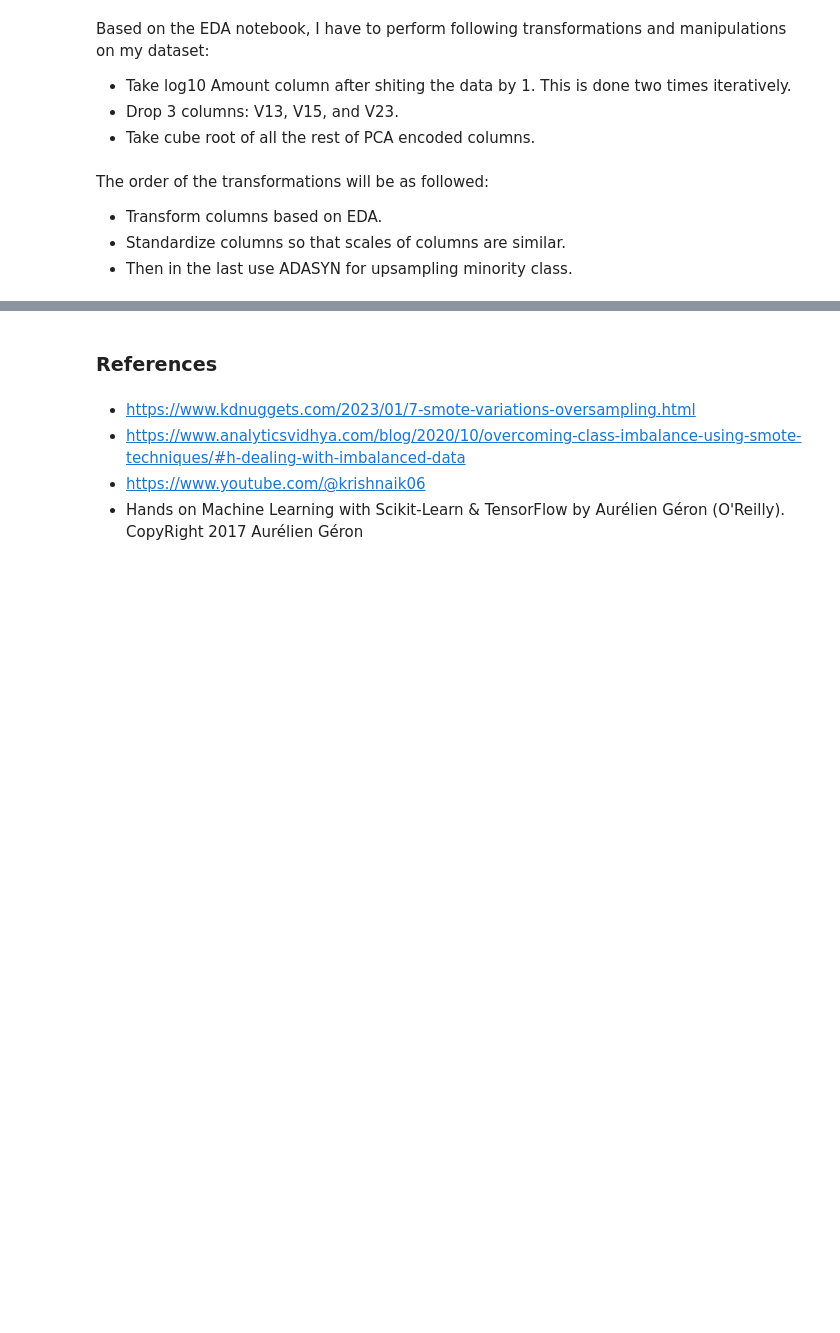
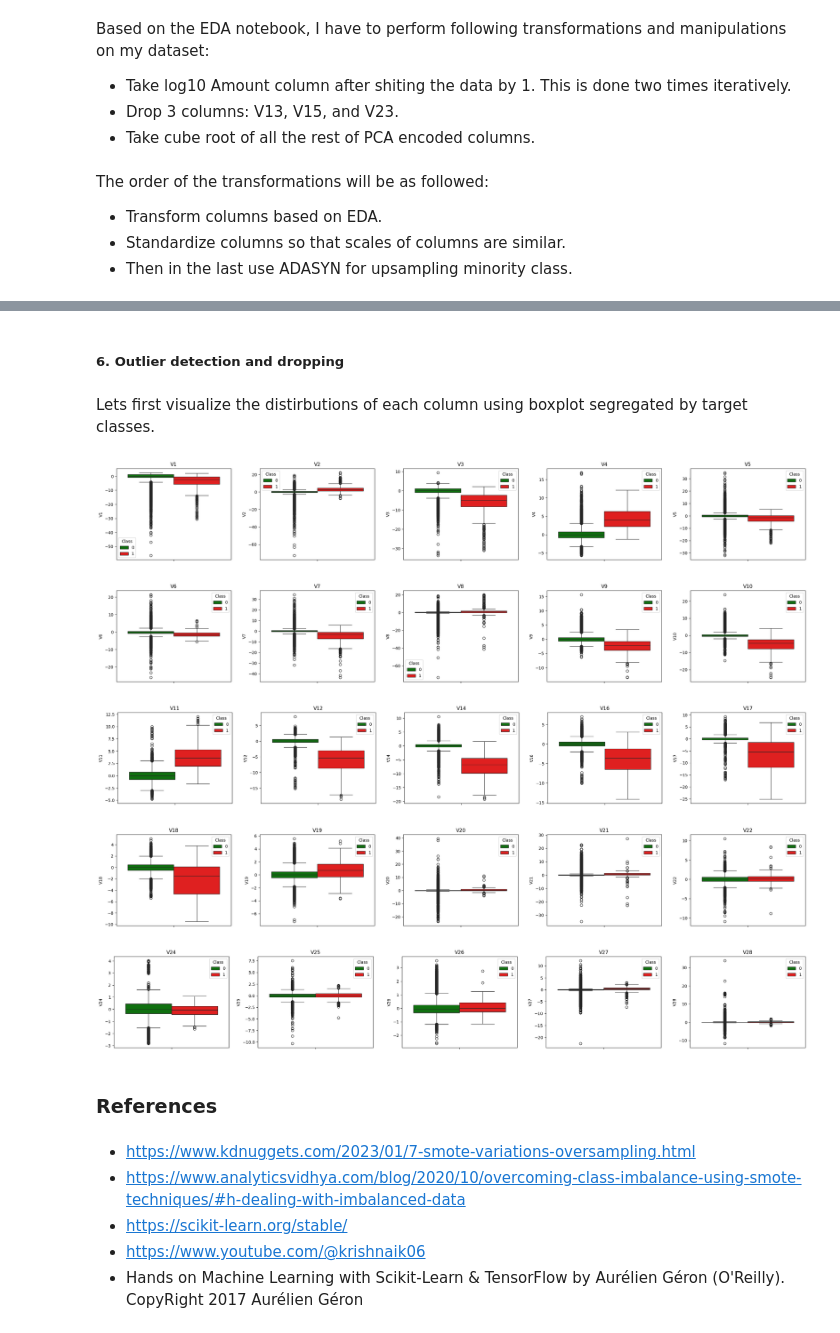
Before and after one commit to Sharma-Ayush/Credit-Card-Fraud-Detection, a Jupyter notebook: notebook/Predictive_Modeling.ipynb, the cells around one changed output, grey strips where cells are left out. Saved outputs shown, nothing was run; the diff lists cells and outputs as text; code cells hidden in the pictures; blank space fills up the shorter version.

```diff
--- a/notebook/Predictive_Modeling.ipynb
+++ b/notebook/Predictive_Modeling.ipynb
@@ -56,3 +123,30 @@ def cube_root_transform(x):
+# %%
+def plot_boxplot_for_multi_num_cols(data, num_cols, target_col, color_mapping = None):
+    '''Plot boxplot of numerical columns segregated per category of target_col with given color mapping for multiple numerical columns.'''
+
+    # Calculate number of figures needed for 5 columns per figure or lesser
+    no_of_figures = len(num_cols) // 5
+
+    if len(num_cols) % 5 != 0:
+        no_of_figures += 1
+
+    # Plotting the histograms and density plots
+    for i in range(no_of_figures):
+        columns_to_plot = num_cols[i*5:(i+1)*5]
+
+        fig, ax = plt.subplots(1, len(columns_to_plot), figsize = (len(columns_to_plot)*6, 4), sharex = True)
+
+        for index, col in enumerate(columns_to_plot):
+
+            if color_mapping != None:
+                sns.boxplot(data, y = col, hue = target_col, ax = ax[index], palette = color_mapping)
+            else:
+                sns.boxplot(data, y = col, hue = target_col, ax = ax[index])
+            ax[index].set_title(col)
+
+        plt.subplots_adjust(wspace = 0.25)
+
+        plt.show();
 # %% [markdown]
 ### Loading the dataset
 # %%
@@ -119,7 +493,20 @@ standard_scaler = StandardScaler()
+# %% [markdown]
+##### 6. Outlier detection and dropping
+# %% [markdown]
+Lets first visualize the distirbutions of each column using boxplot segregated by target classes.
+# %%
+plot_boxplot_for_multi_num_cols(df_train, cube_root_transform_columns, 'Class', color_mapping = {0: 'green', 1: 'red'})
+# %% [output]
+[figure, added]
+[figure, added]
+[figure, added]
+[figure, added]
+[figure, added]
 # %% [markdown]
 ### References
 # %% [markdown]
 - https://www.kdnuggets.com/2023/01/7-smote-variations-oversampling.html
 - https://www.analyticsvidhya.com/blog/2020/10/overcoming-class-imbalance-using-smote-techniques/#h-dealing-with-imbalanced-data
+- https://scikit-learn.org/stable/
 - https://www.youtube.com/@krishnaik06
 - Hands on Machine Learning with Scikit-Learn & TensorFlow by Aurélien Géron (O'Reilly). CopyRight 2017 Aurélien Géron
```
Also changed, not shown: parts of 28 cells of this notebook.
